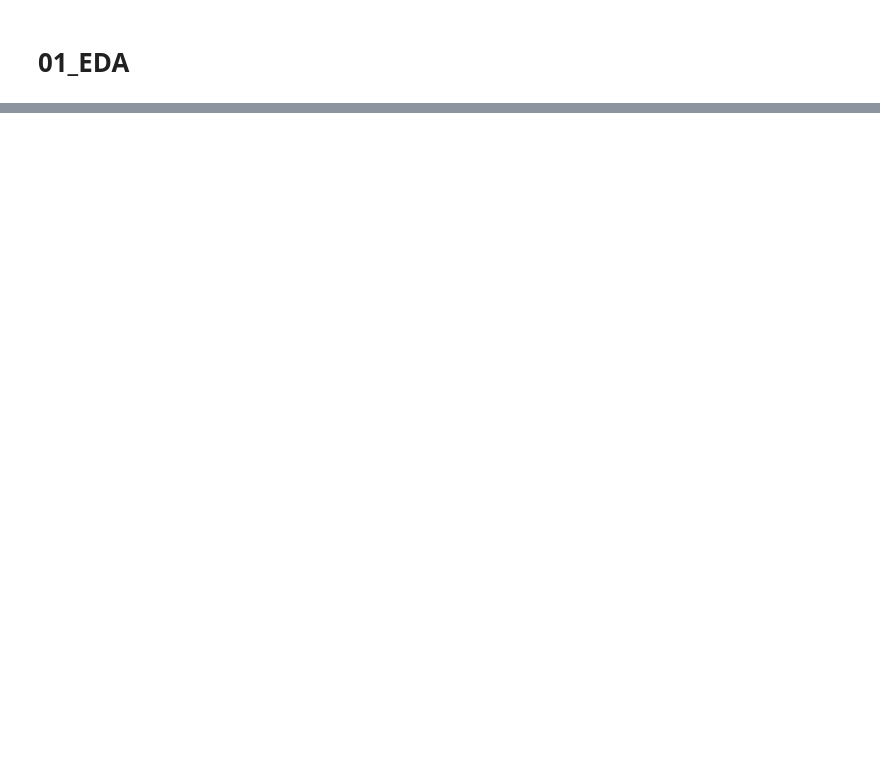
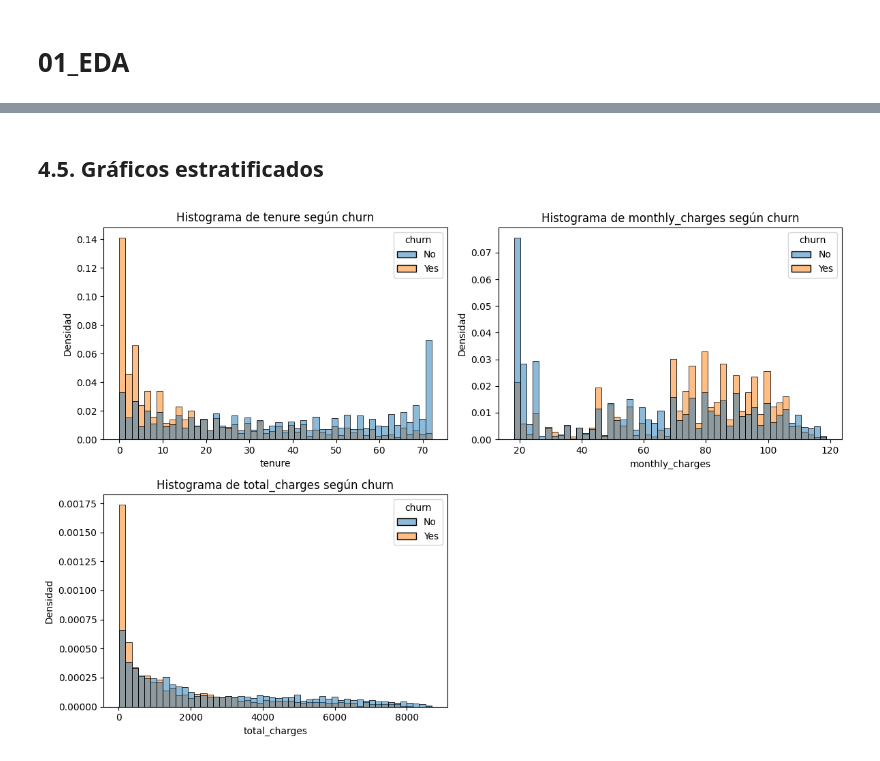
Before and after one commit to GuilleMaz/Telco_Customer_Churn, a Jupyter notebook: notebooks/01_EDA.ipynb, the cells around one changed output, grey strips where cells are left out. Saved outputs shown, nothing was run; the diff lists cells and outputs as text; code cells hidden in the pictures; blank space fills up the shorter version.

```diff
--- a/notebooks/01_EDA.ipynb
+++ b/notebooks/01_EDA.ipynb
@@ -55,0 +188,19 @@ NameError: name 're' is not defined
+# %%
+# Seleccionamos solo las columnas numéricas
+cols_numericas = pdf.select_dtypes(include=[np.number]).columns
+
+n_cols = 2
+n_rows = (len(cols_numericas) + 1) // n_cols
+
+fig, axes = plt.subplots(n_rows, n_cols, figsize=(12, n_rows * 4))
+axes = axes.flatten() # Aplanamos para iterar fácilmente
+
+for i, col in enumerate(cols_numericas):
+    utils.histogram_plot(pdf, col, ax=axes[i])
+
+# Eliminamos los ejes sobrantes
+for j in range(i + 1, len(axes)):
+    fig.delaxes(axes[j])
+
+plt.tight_layout()
+plt.show()
@@ -55,0 +335,23 @@ NameError: name 're' is not defined
+# %% [markdown]
+## 4.5. Gráficos estratificados
+# %%
+# Seleccionamos solo las columnas numéricas
+cols_numericas = pdf.select_dtypes(include=[np.number]).columns
+
+n_cols = 2
+n_rows = (len(cols_numericas) + 1) // n_cols
+
+fig, axes = plt.subplots(n_rows, n_cols, figsize=(12, n_rows * 4))
+axes = axes.flatten() # Aplanamos para iterar fácilmente
+
+for i, col in enumerate(cols_numericas):
+    utils.histogram_var_target_plot(pdf, col, ax=axes[i])
+
+# Eliminamos los ejes sobrantes
+for j in range(i + 1, len(axes)):
+    fig.delaxes(axes[j])
+
+plt.tight_layout()
+plt.show()
+# %% [output]
+[figure, added]
```
Also changed, not shown: parts of 34 cells of this notebook, 8 other files.
